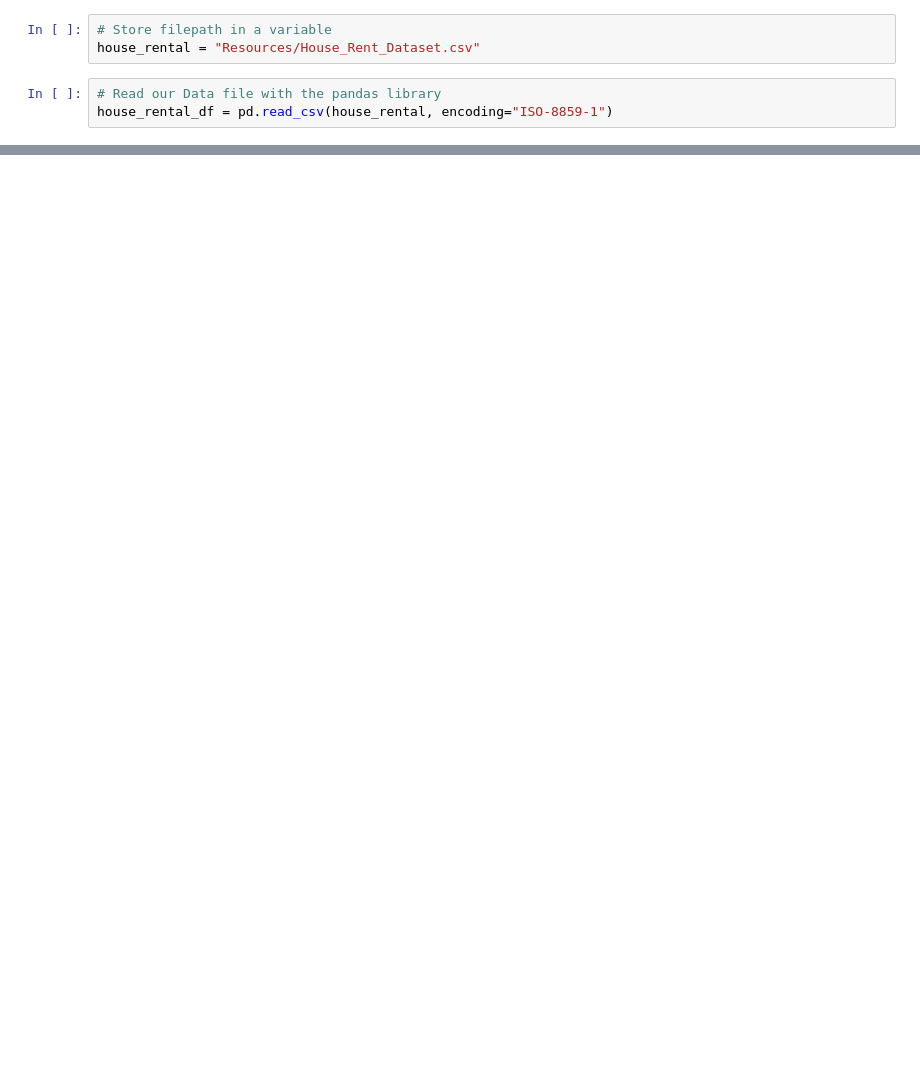
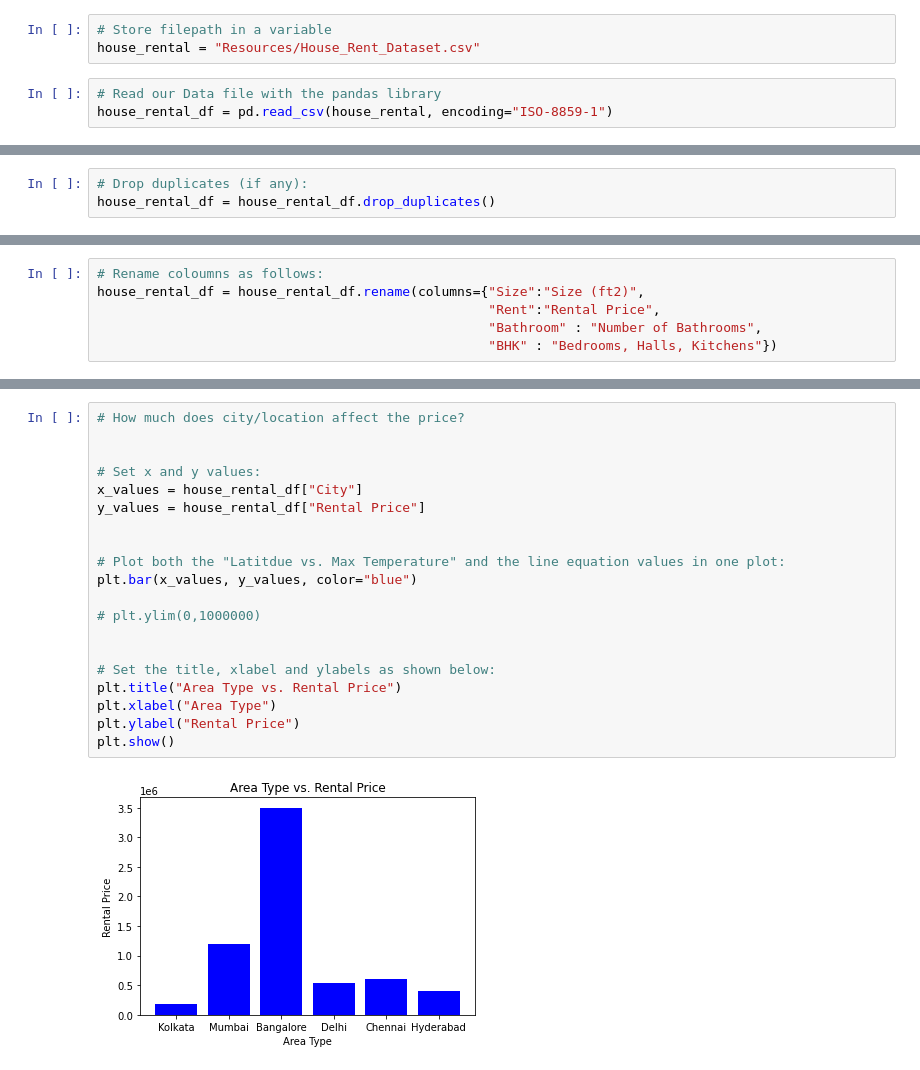
Before and after one commit to FrankMS3/Project-one, a Jupyter notebook: house_rental.ipynb, the cells around one changed output, grey strips where cells are left out. Cells and saved outputs as stored; diff of their text form; blank space fills up the shorter version.

```diff
--- a/house_rental.ipynb
+++ b/house_rental.ipynb
@@ -19,0 +35,3 @@ house_rental_df.head()
+# %%
+# Drop duplicates (if any):
+house_rental_df = house_rental_df.drop_duplicates()
@@ -19,0 +59,6 @@ house_rental_df.head()
+# %%
+# Rename coloumns as follows:
+house_rental_df = house_rental_df.rename(columns={"Size":"Size (ft2)",
+                                                  "Rent":"Rental Price",
+                                                  "Bathroom" : "Number of Bathrooms",
+                                                  "BHK" : "Bedrooms, Halls, Kitchens"})
@@ -19,0 +191,22 @@ house_rental_df.head()
+# %%
+# How much does city/location affect the price?
+
+
+# Set x and y values:
+x_values = house_rental_df["City"]
+y_values = house_rental_df["Rental Price"]
+
+
+# Plot both the "Latitdue vs. Max Temperature" and the line equation values in one plot:
+plt.bar(x_values, y_values, color="blue")
+
+# plt.ylim(0,1000000)
+
+
+# Set the title, xlabel and ylabels as shown below:
+plt.title("Area Type vs. Rental Price")
+plt.xlabel("Area Type")
+plt.ylabel("Rental Price")
+plt.show()
+# %% [output]
+[figure, added]
```
Also changed, not shown: parts of 13 cells of this notebook.
